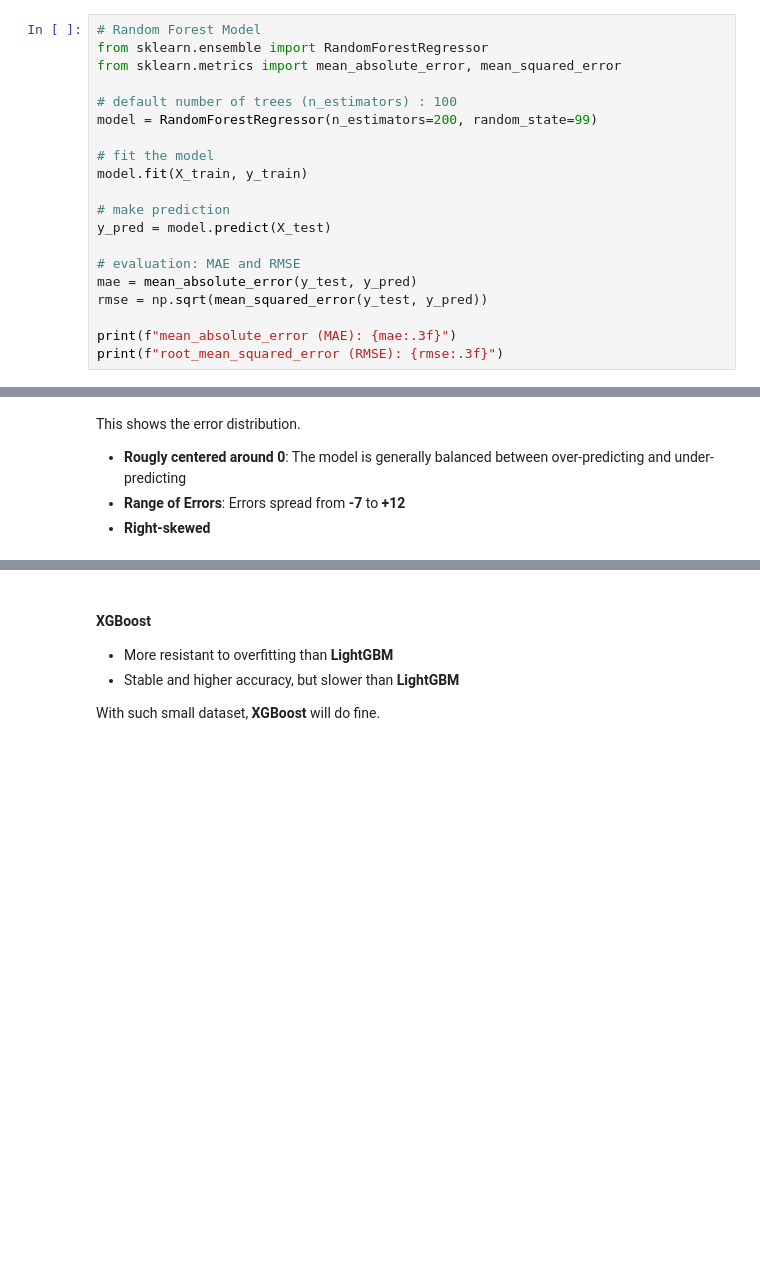
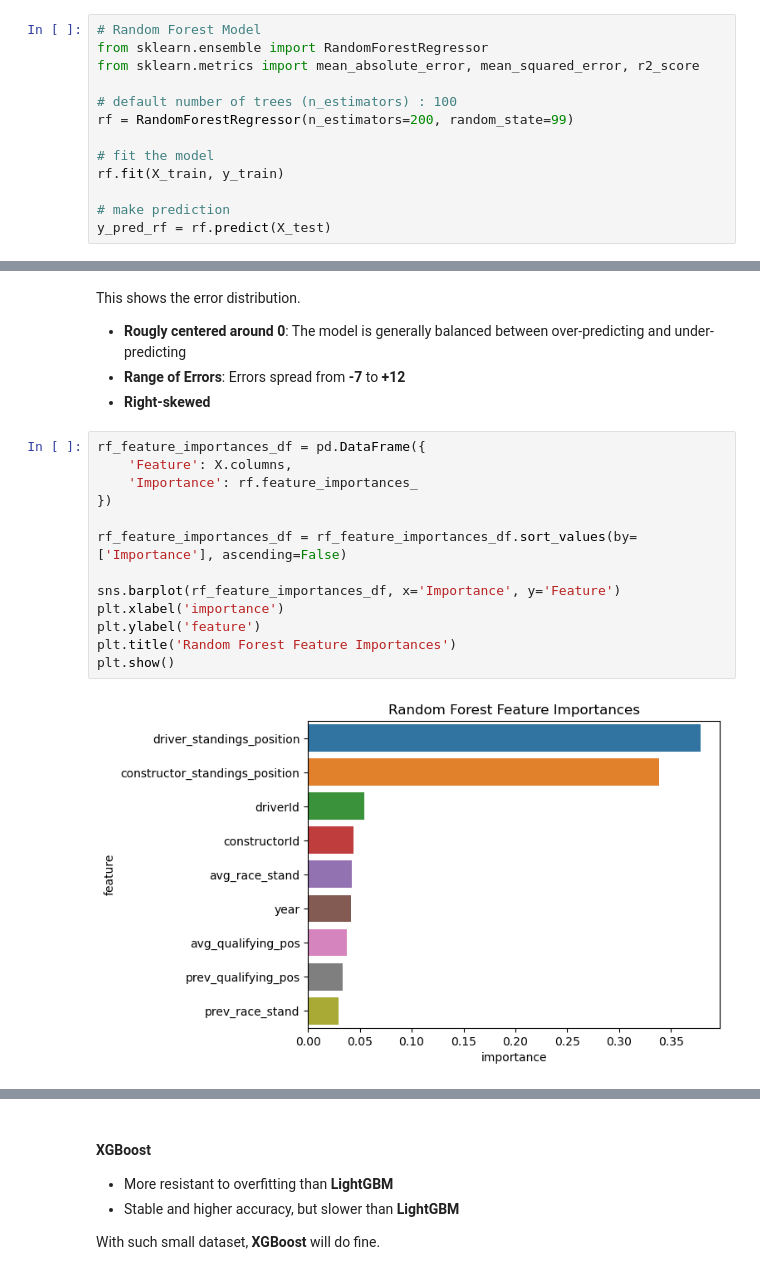
Before and after one commit to otola03/Kaggle_Studies, a Jupyter notebook: f1_analysis/f1_data_stat_project.ipynb, the cells around one changed output, grey strips where cells are left out. Drawn from its saved outputs; the diff is of its cells as text; blank space fills up the shorter version.

```diff
--- a/f1_analysis/f1_data_stat_project.ipynb
+++ b/f1_analysis/f1_data_stat_project.ipynb
@@ -820,20 +820,13 @@ See the caveats in the documentation: https://pandas.pydata.org/pandas-docs/stab
 # %%
 # Random Forest Model
 from sklearn.ensemble import RandomForestRegressor
-from sklearn.metrics import mean_absolute_error, mean_squared_error
+from sklearn.metrics import mean_absolute_error, mean_squared_error, r2_score
 
 # default number of trees (n_estimators) : 100
-model = RandomForestRegressor(n_estimators=200, random_state=99)
+rf = RandomForestRegressor(n_estimators=200, random_state=99)
 
 # fit the model
-model.fit(X_train, y_train)
+rf.fit(X_train, y_train)
 
 # make prediction
-y_pred = model.predict(X_test)
-
-# evaluation: MAE and RMSE
-mae = mean_absolute_error(y_test, y_pred)
-rmse = np.sqrt(mean_squared_error(y_test, y_pred))
-
-print(f"mean_absolute_error (MAE): {mae:.3f}")
-print(f"root_mean_squared_error (RMSE): {rmse:.3f}")
+y_pred_rf = rf.predict(X_test)
@@ -862,3 +881,18 @@ This shows the error distribution.
 - **Rougly centered around 0**: The model is generally balanced between over-predicting and under-predicting
 - **Range of Errors**: Errors spread from **-7** to **+12**
 - **Right-skewed**
+# %%
+rf_feature_importances_df = pd.DataFrame({
+    'Feature': X.columns,
+    'Importance': rf.feature_importances_
+})
+
+rf_feature_importances_df = rf_feature_importances_df.sort_values(by=['Importance'], ascending=False)
+
+sns.barplot(rf_feature_importances_df, x='Importance', y='Feature')
+plt.xlabel('importance')
+plt.ylabel('feature')
+plt.title('Random Forest Feature Importances')
+plt.show()
+# %% [output]
+[figure, added]
```
Also changed, not shown: parts of 25 cells of this notebook.
